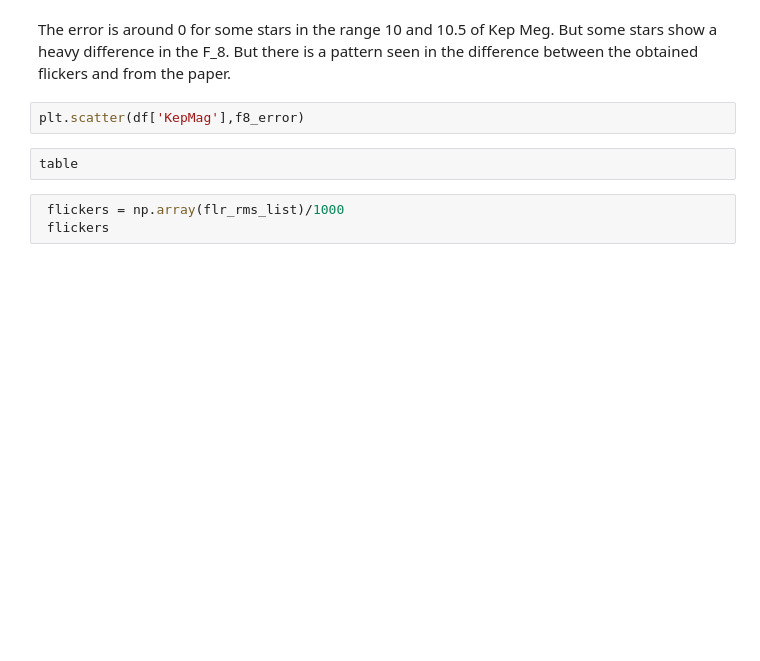
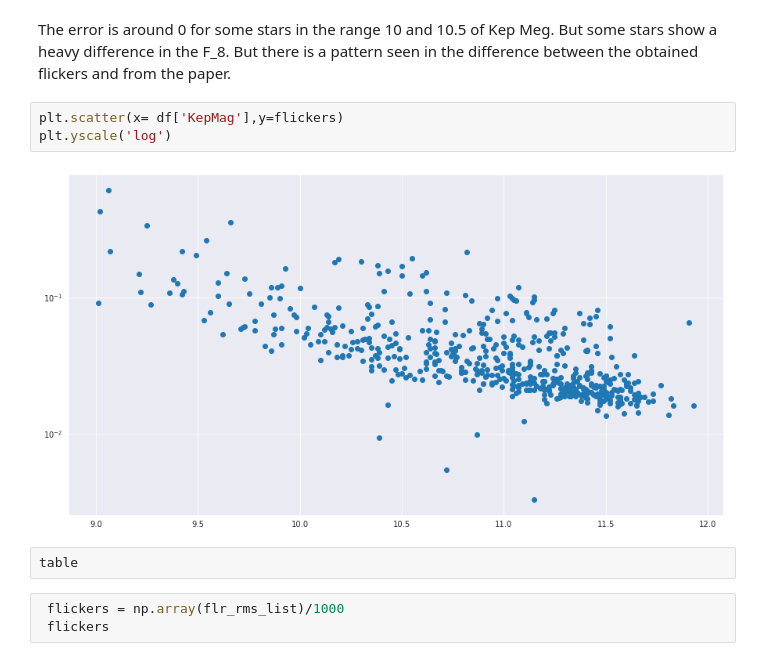
Before and after one commit to Srivardini11/lark, a Jupyter notebook: Untitled5.ipynb, the cells around one changed output. Saved outputs shown, nothing was run; the diff lists cells and outputs as text; blank space fills up the shorter version.

```diff
--- a/Untitled5.ipynb
+++ b/Untitled5.ipynb
@@ -189,7 +215,10 @@ plt.ylabel(r'$\log_{10}[R_{var}$(p.p.t Kepmag corrected)]')
 # %% [markdown]
 The error is around 0 for some stars in the range 10 and 10.5 of Kep Meg. But some stars show a heavy difference in the F_8. But there is a pattern seen in the difference between the obtained flickers and from the paper.
 # %%
-plt.scatter(df['KepMag'],f8_error)
+plt.scatter(x= df['KepMag'],y=flickers)
+plt.yscale('log')
+# %% [output]
+[figure, added]
 # %%
 table
 # %%
```
Also changed, not shown: parts of 6 cells of this notebook.
